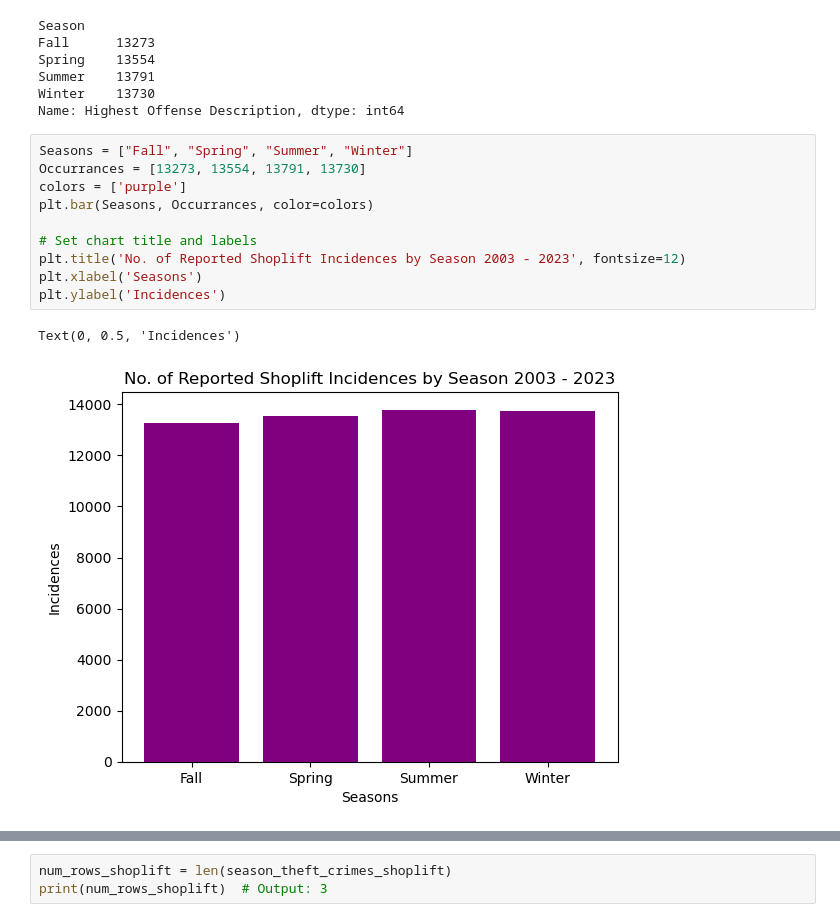
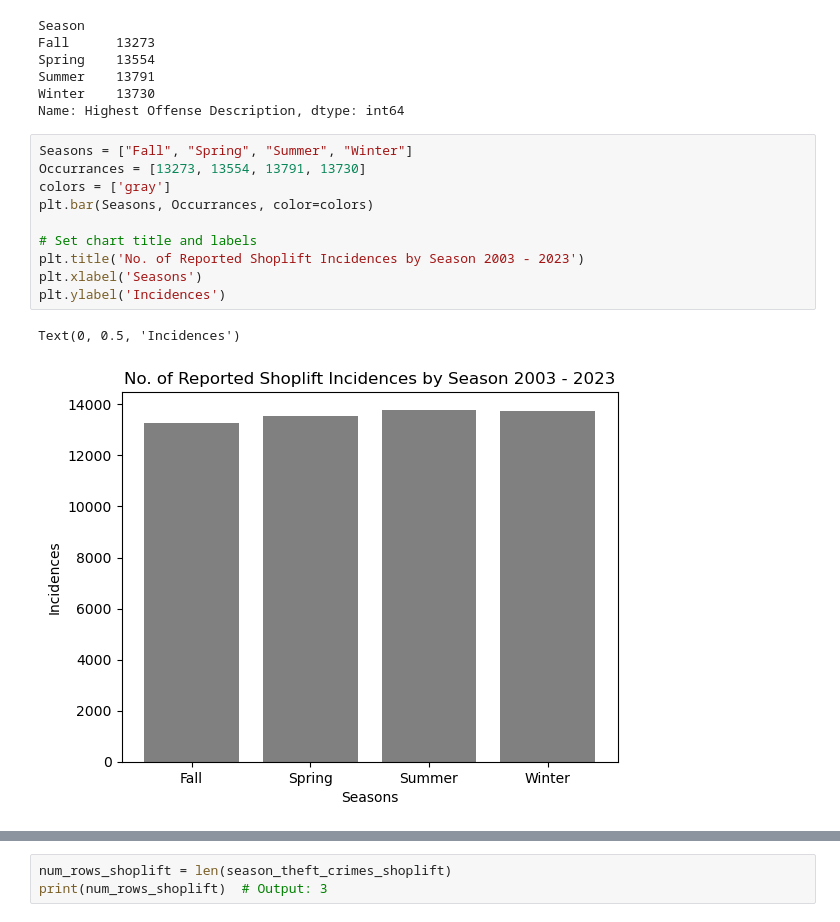
Before and after one commit to KillerTwinkie7/project-one, a Jupyter notebook: crime_analysis_ipynb-checkpoint2.ipynb, the cells around one changed output, grey strips where cells are left out. Cells and saved outputs as stored; diff of their text form.

```diff
--- a/crime_analysis_ipynb-checkpoint2.ipynb
+++ b/crime_analysis_ipynb-checkpoint2.ipynb
@@ -272,16 +230,16 @@ Name: Highest Offense Description, dtype: int64
 # %%
 Seasons = ["Fall", "Spring", "Summer", "Winter"]
 Occurrances = [13273, 13554, 13791, 13730]
-colors = ['purple']
+colors = ['gray']
 plt.bar(Seasons, Occurrances, color=colors)
 
 # Set chart title and labels
-plt.title('No. of Reported Shoplift Incidences by Season 2003 - 2023', fontsize=12)
+plt.title('No. of Reported Shoplift Incidences by Season 2003 - 2023')
 plt.xlabel('Seasons')
 plt.ylabel('Incidences')
 # %% [output]
 Text(0, 0.5, 'Incidences')
-[figure, old version]
+[figure, new version]
 # %%
 num_rows_theft_rs = len(season_theft_crimes_res)
 print(num_rows_theft_rs)  # Output: 3
```
Also changed, not shown: parts of 24 cells of this notebook.
